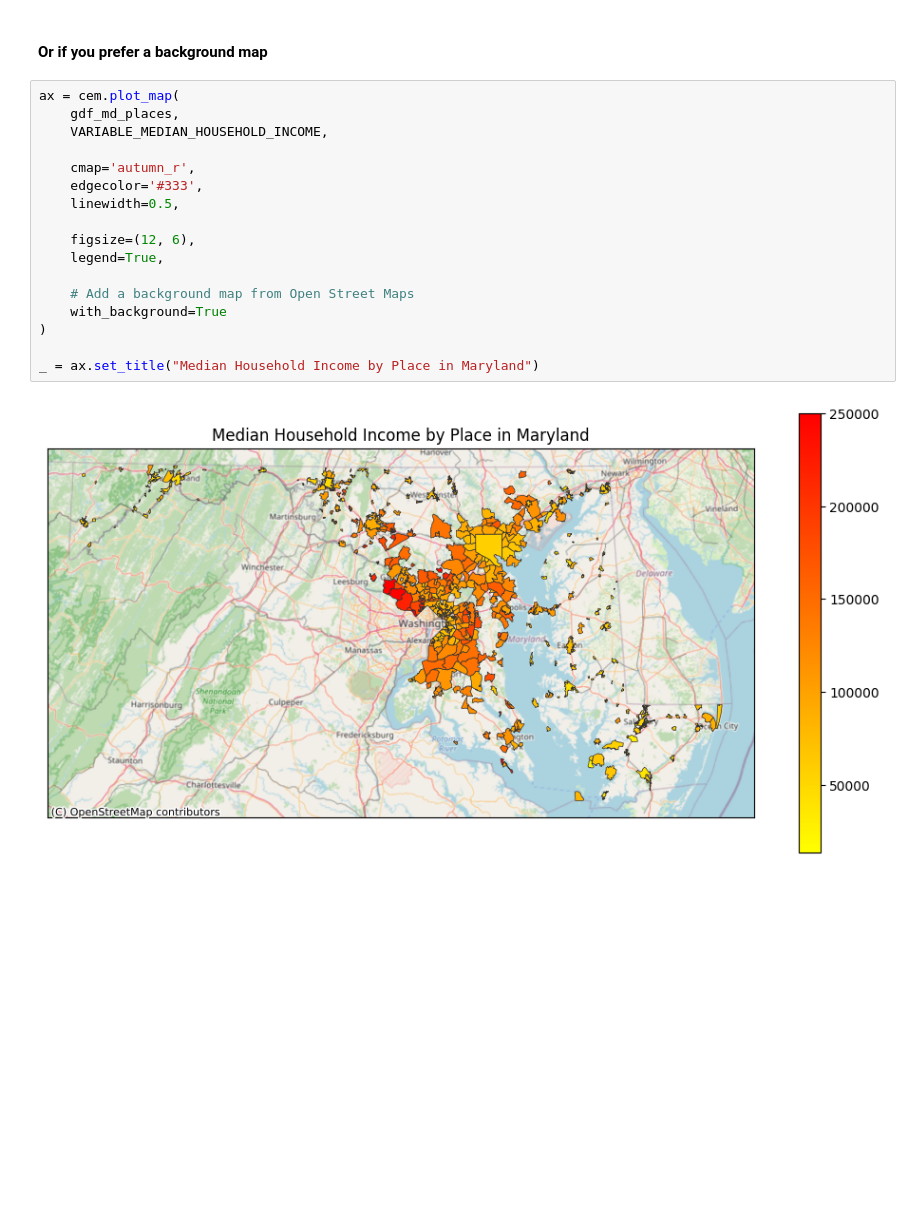
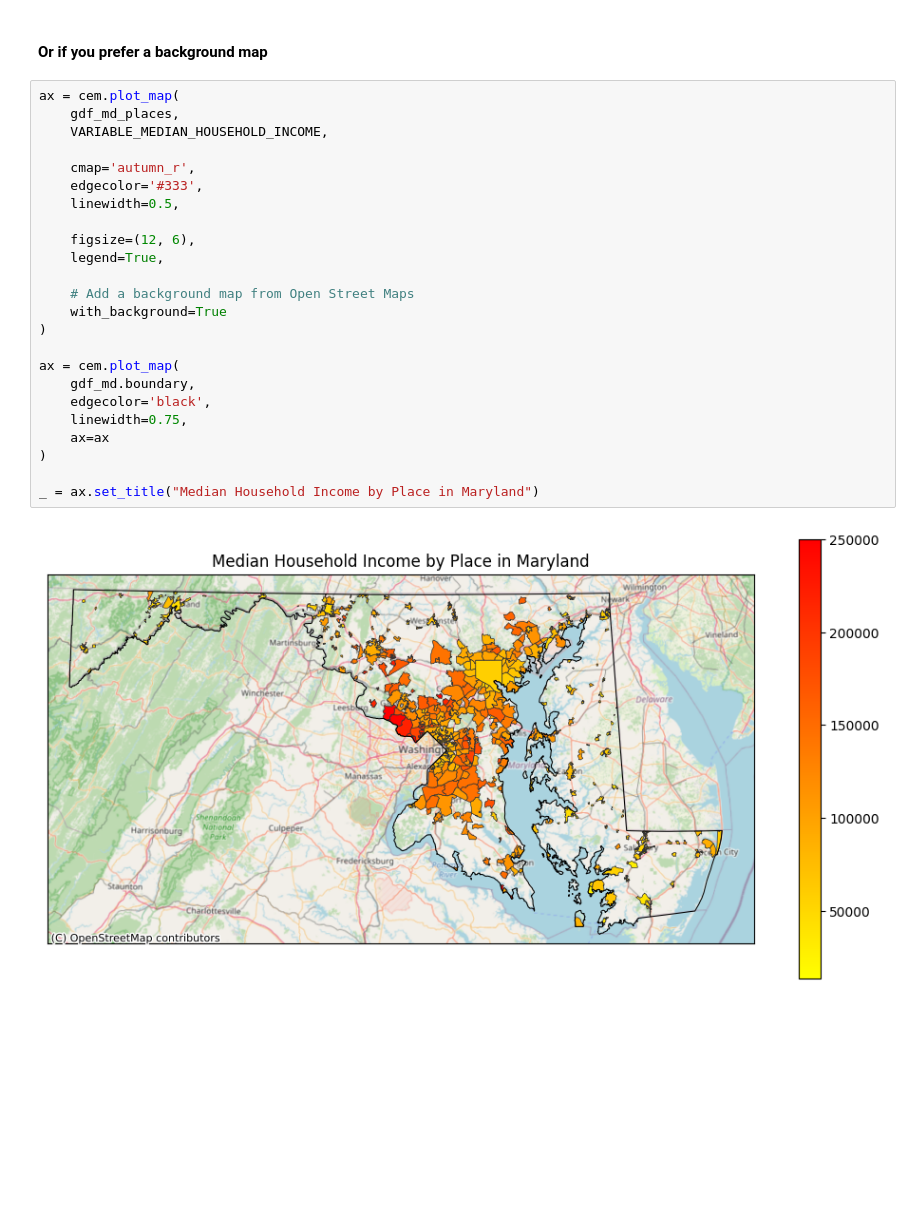
Before and after one commit to censusdis/introduction, a Jupyter notebook: Introduction to censusdis.ipynb, the cells around one changed output. Drawn from its saved outputs; the diff is of its cells as text; blank space fills up the shorter version.

```diff
--- a/Introduction to censusdis.ipynb
+++ b/Introduction to censusdis.ipynb
@@ -925,21 +972,28 @@ _ = ax.set_title("Median Household Income by Place in Maryland")
 # %%
 ax = cem.plot_map(
     gdf_md_places,
     VARIABLE_MEDIAN_HOUSEHOLD_INCOME,
 
     cmap='autumn_r',
     edgecolor='#333',
     linewidth=0.5,
 
     figsize=(12, 6),
     legend=True,
 
     # Add a background map from Open Street Maps
     with_background=True
 )
 
+ax = cem.plot_map(
+    gdf_md.boundary,
+    edgecolor='black',
+    linewidth=0.75,
+    ax=ax
+)
+
 _ = ax.set_title("Median Household Income by Place in Maryland")
 # %% [output]
-[figure, old version]
+[figure, new version]
 # %% [markdown]
 <br/><br/><br/><br/><br/><br/><br/><br/><br/>
```
Also changed, not shown: parts of 29 cells of this notebook.
